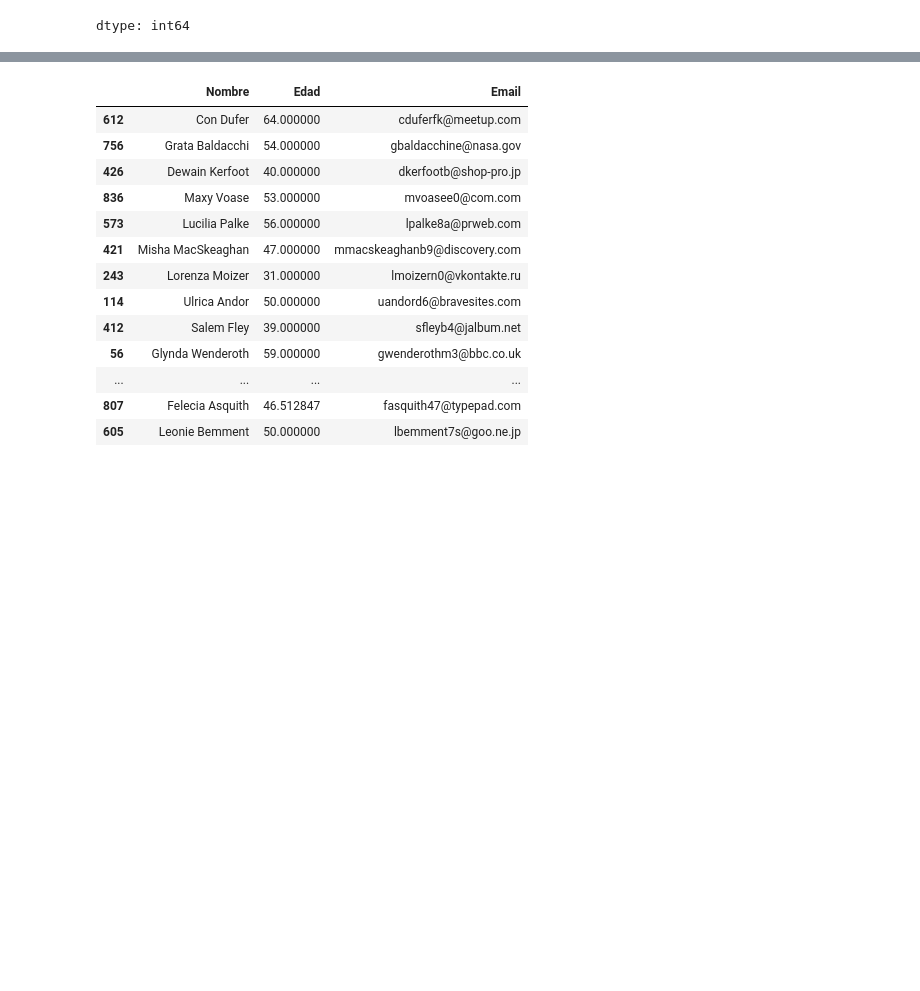
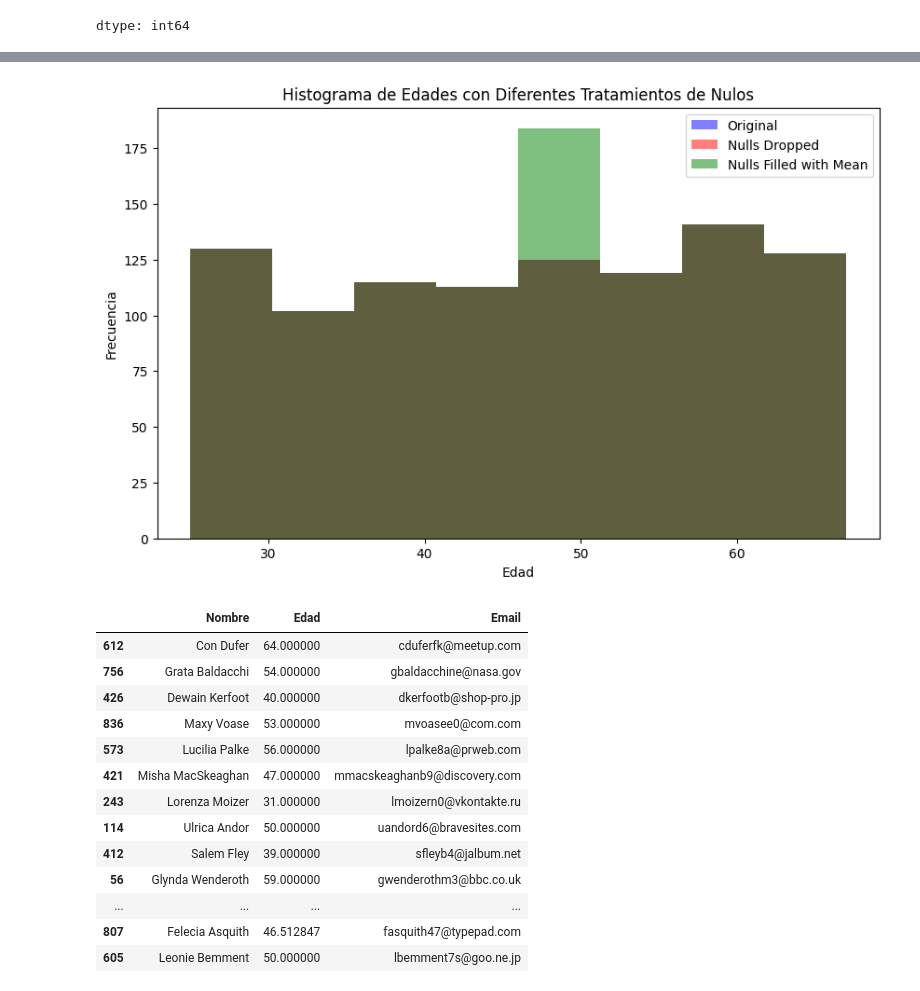
Before and after one commit to jrigottiedu/TT-2C2025-Data-Analitycs-Notebooks, a Jupyter notebook: After_class_5/After_class_5_resuelto.ipynb, the cells around one changed output, grey strips where cells are left out. Drawn from its saved outputs; the diff is of its cells as text; code cells hidden in the pictures; blank space fills up the shorter version.

```diff
--- a/After_class_5/After_class_5_resuelto.ipynb
+++ b/After_class_5/After_class_5_resuelto.ipynb
@@ -164,3 +179,15 @@ dtype: int64
+# %%
+plt.figure(figsize=(10, 6))
+plt.hist(edades, bins=8, alpha=0.5, label='Original', color='blue')
+plt.hist(df_pp2["Edad"], bins=8, alpha=0.5, label='Nulls Dropped', color='red')
+plt.hist(df_pp3["Edad"], bins=8, alpha=0.5, label='Nulls Filled with Mean', color='green')
+plt.title("Histograma de Edades con Diferentes Tratamientos de Nulos")
+plt.xlabel("Edad")
+plt.ylabel("Frecuencia")
+plt.legend()
+plt.show()
+# %% [output]
+[figure, added]
 # %%
 df_pp3.sample(20)
 # %% [output]
```
Also changed, not shown: parts of 2 cells of this notebook.
